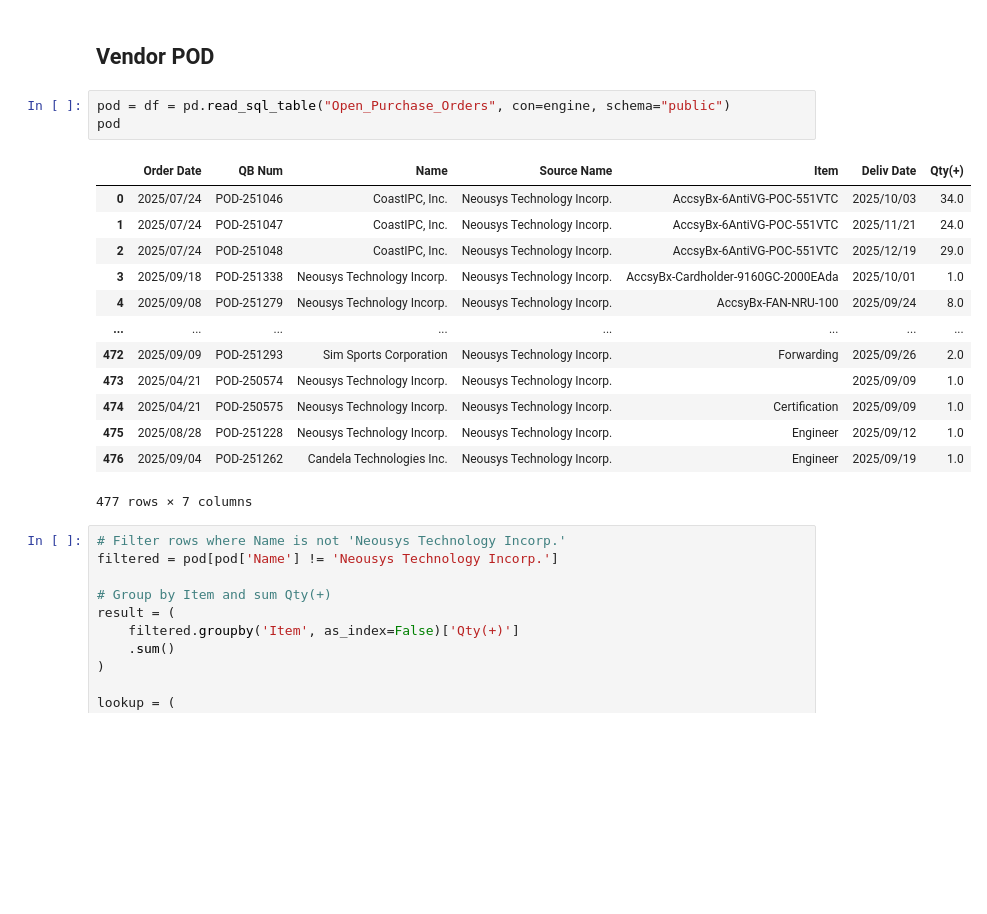
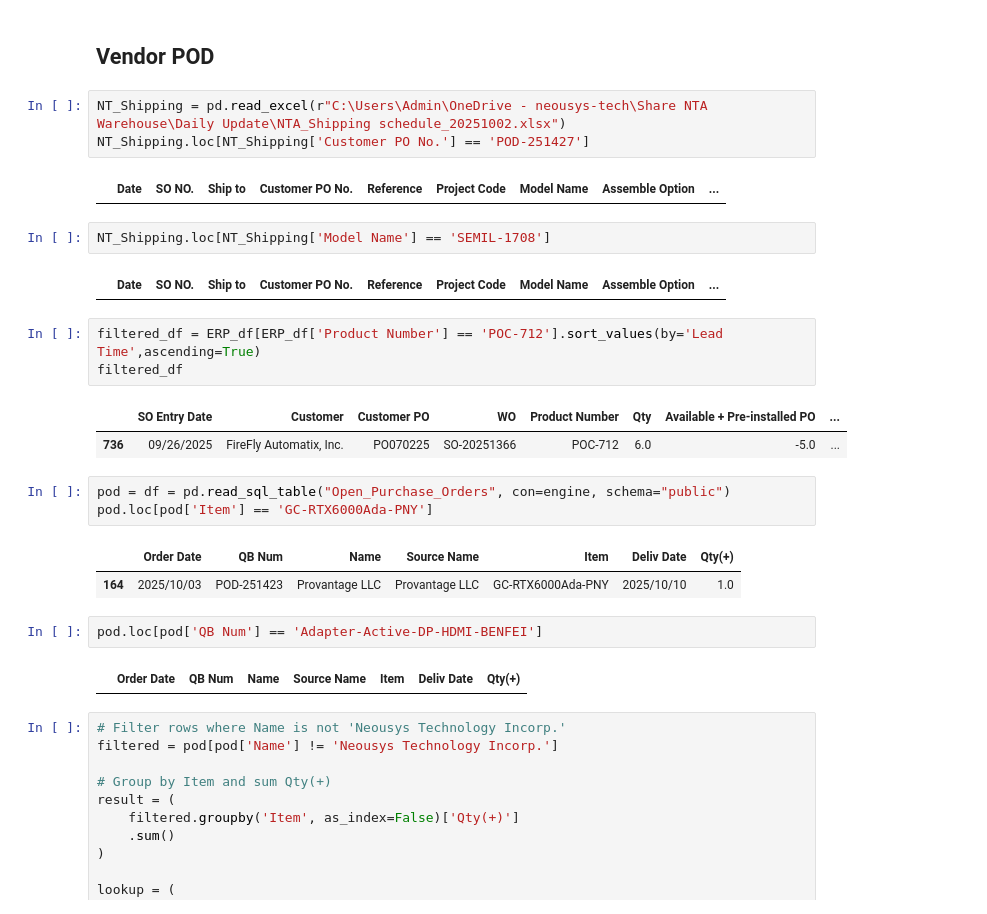
Before and after one commit to playoung2818/ERP_System, a Jupyter notebook: ERP_Dashboard.ipynb, the cells around one changed output. Cells and saved outputs as stored; diff of their text form; blank space fills up the shorter version.

```diff
--- a/ERP_Dashboard.ipynb
+++ b/ERP_Dashboard.ipynb
@@ -356,22 +457,30 @@ Written:
 # %% [markdown]
 ## Vendor POD
+# %%
+NT_Shipping = pd.read_excel(r"C:\Users\Admin\OneDrive - neousys-tech\Share NTA Warehouse\Daily Update\NTA_Shipping schedule_20251002.xlsx")
+NT_Shipping.loc[NT_Shipping['Customer PO No.'] == 'POD-251427']
+# %% [output]
+|  | Date | SO NO. | Ship to | Customer PO No. | Reference | Project Code | Model Name | Assemble Option | ... |
+# %%
+NT_Shipping.loc[NT_Shipping['Model Name'] == 'SEMIL-1708']
+# %% [output]
+|  | Date | SO NO. | Ship to | Customer PO No. | Reference | Project Code | Model Name | Assemble Option | ... |
+# %%
+filtered_df = ERP_df[ERP_df['Product Number'] == 'POC-712'].sort_values(by='Lead Time',ascending=True)
+filtered_df
+# %% [output]
+|  | SO Entry Date | Customer | Customer PO | WO | Product Number | Qty | Available + Pre-installed PO | ... |
+| 736 | 09/26/2025 | FireFly Automatix, Inc. | PO070225 | SO-20251366 | POC-712 | 6.0 | -5.0 | ... |
 # %%
 pod = df = pd.read_sql_table("Open_Purchase_Orders", con=engine, schema="public")
-pod
+pod.loc[pod['Item'] == 'GC-RTX6000Ada-PNY']
 # %% [output]
 |  | Order Date | QB Num | Name | Source Name | Item | Deliv Date | Qty(+) |
-| 0 | 2025/07/24 | POD-251046 | CoastIPC, Inc. | Neousys Technology Incorp. | AccsyBx-6AntiVG-POC-551VTC | 2025/10/03 | 34.0 |
-| 1 | 2025/07/24 | POD-251047 | CoastIPC, Inc. | Neousys Technology Incorp. | AccsyBx-6AntiVG-POC-551VTC | 2025/11/21 | 24.0 |
-| 2 | 2025/07/24 | POD-251048 | CoastIPC, Inc. | Neousys Technology Incorp. | AccsyBx-6AntiVG-POC-551VTC | 2025/12/19 | 29.0 |
-| 3 | 2025/09/18 | POD-251338 | Neousys Technology Incorp. | Neousys Technology Incorp. | AccsyBx-Cardholder-9160GC-2000EAda | 2025/10/01 | 1.0 |
-| 4 | 2025/09/08 | POD-251279 | Neousys Technology Incorp. | Neousys Technology Incorp. | AccsyBx-FAN-NRU-100 | 2025/09/24 | 8.0 |
-| ... | ... | ... | ... | ... | ... | ... | ... |
-| 472 | 2025/09/09 | POD-251293 | Sim Sports Corporation | Neousys Technology Incorp. | Forwarding | 2025/09/26 | 2.0 |
-| 473 | 2025/04/21 | POD-250574 | Neousys Technology Incorp. | Neousys Technology Incorp. |  | 2025/09/09 | 1.0 |
-| 474 | 2025/04/21 | POD-250575 | Neousys Technology Incorp. | Neousys Technology Incorp. | Certification | 2025/09/09 | 1.0 |
-| 475 | 2025/08/28 | POD-251228 | Neousys Technology Incorp. | Neousys Technology Incorp. | Engineer | 2025/09/12 | 1.0 |
-| 476 | 2025/09/04 | POD-251262 | Candela Technologies Inc. | Neousys Technology Incorp. | Engineer | 2025/09/19 | 1.0 |
+| 164 | 2025/10/03 | POD-251423 | Provantage LLC | Provantage LLC | GC-RTX6000Ada-PNY | 2025/10/10 | 1.0 |
-477 rows × 7 columns
+# %%
+pod.loc[pod['QB Num'] == 'Adapter-Active-DP-HDMI-BENFEI']
+# %% [output]
+|  | Order Date | QB Num | Name | Source Name | Item | Deliv Date | Qty(+) |
 # %%
 # Filter rows where Name is not 'Neousys Technology Incorp.'
 filtered = pod[pod['Name'] != 'Neousys Technology Incorp.']
```
Also changed, not shown: parts of 4 cells of this notebook, 3 other files.
